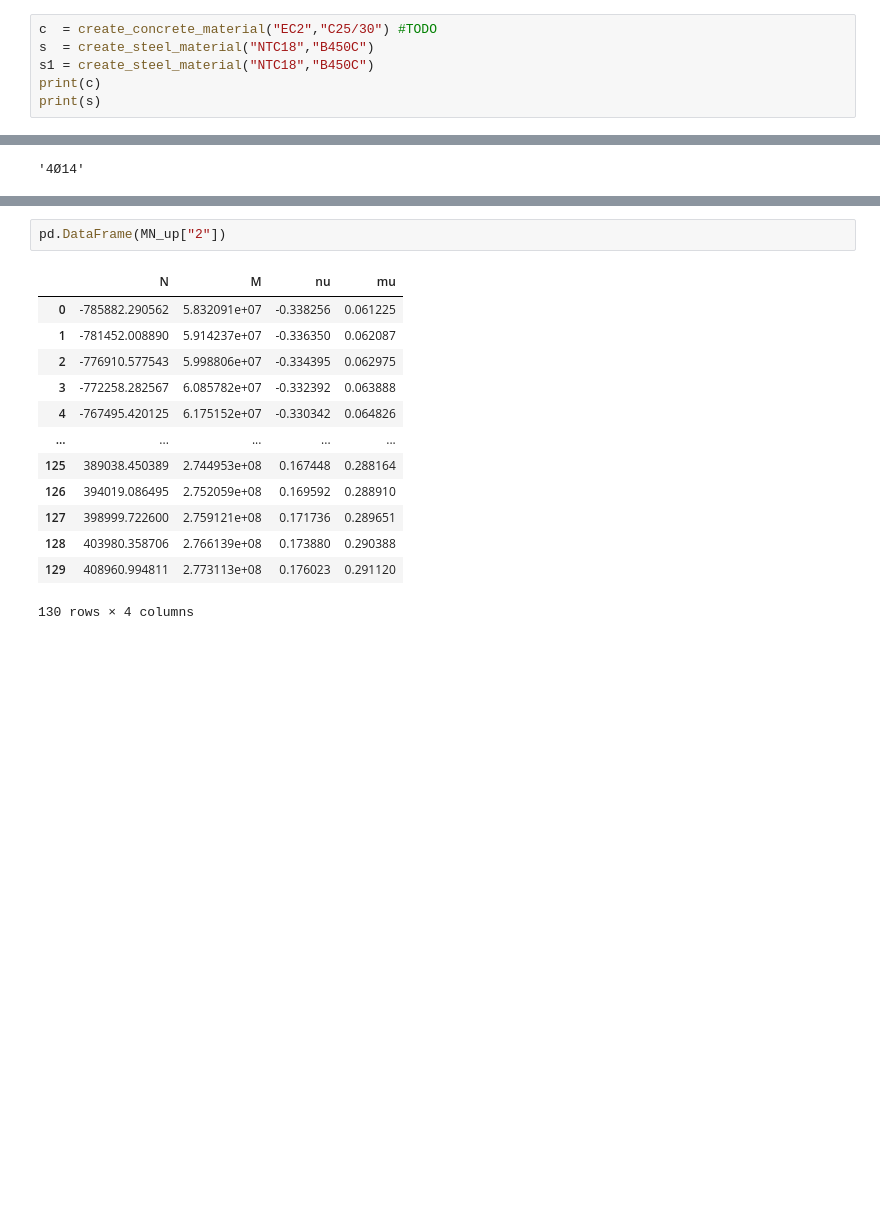
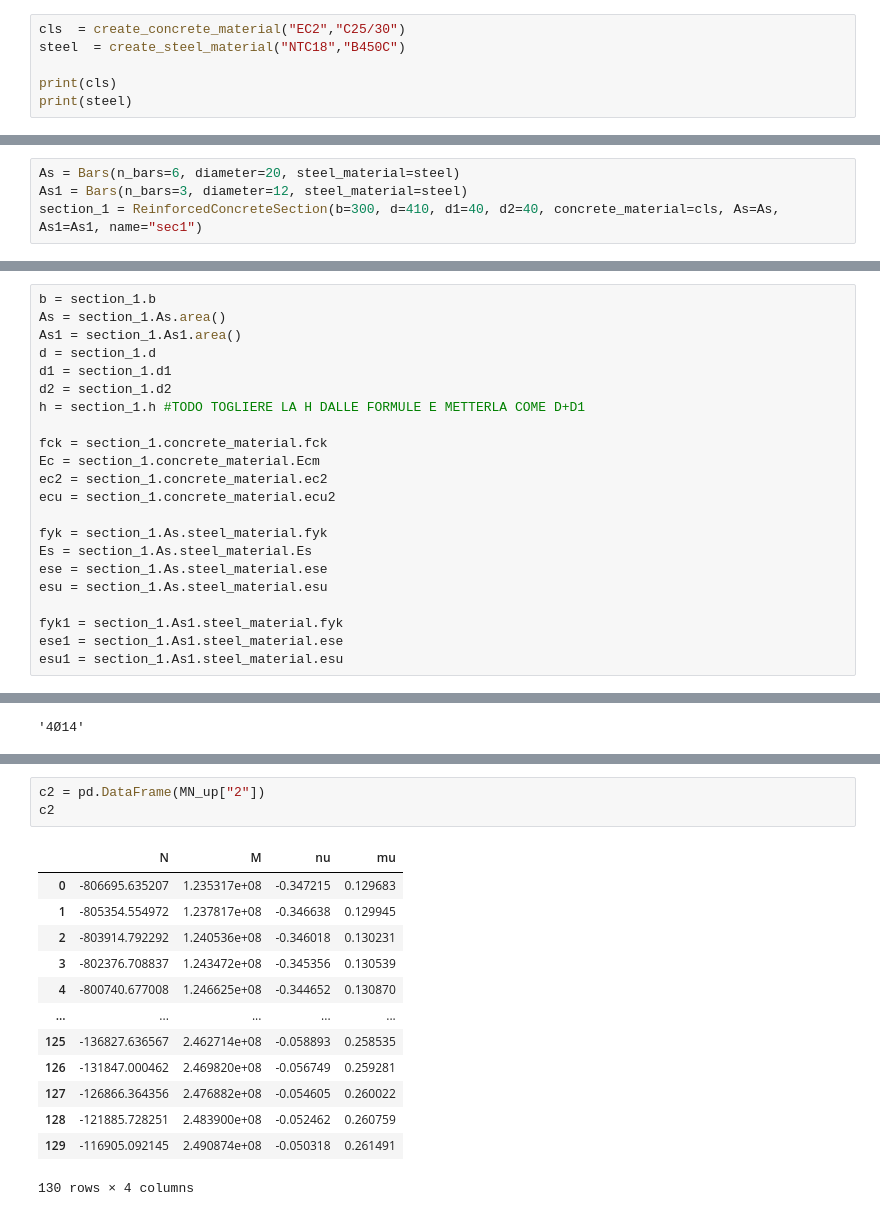
Before and after one commit to sononicola/Design-of-Concrete-Structures, a Jupyter notebook: M - N interaction diagram.ipynb, the cells around one changed output, grey strips where cells are left out. Saved outputs shown, nothing was run; the diff lists cells and outputs as text; blank space fills up the shorter version.

```diff
--- a/M - N interaction diagram.ipynb
+++ b/M - N interaction diagram.ipynb
@@ -14,8 +10,8 @@ SteelMaterial(fyk=450, Es=210000)
 # %%
-c  = create_concrete_material("EC2","C25/30") #TODO
-s  = create_steel_material("NTC18","B450C")
-s1 = create_steel_material("NTC18","B450C")
-print(c)
-print(s)
+cls  = create_concrete_material("EC2","C25/30")
+steel  = create_steel_material("NTC18","B450C")
+
+print(cls)
+print(steel)
 # %% [output]
 ConcreteMaterial(fck=25, rck=30, fcm=33, fcd=14.167, Ecm=31475.81, fctm=2.565, fctk=1.795, fctd=1.197, ec2=0.002, ecu2=0.0035, ec3=0.00175, ecu3=0.0035)
@@ -22,0 +19,4 @@ SteelMaterial(fyk=450, Es=210000)
+# %%
+As = Bars(n_bars=6, diameter=20, steel_material=steel)
+As1 = Bars(n_bars=3, diameter=12, steel_material=steel)
+section_1 = ReinforcedConcreteSection(b=300, d=410, d1=40, d2=40, concrete_material=cls, As=As, As1=As1, name="sec1")
@@ -23,2 +27,24 @@ SteelMaterial(fyk=450, Es=210000)
+# %%
+b = section_1.b
+As = section_1.As.area()
+As1 = section_1.As1.area()
+d = section_1.d
+d1 = section_1.d1
+d2 = section_1.d2
+h = section_1.h #TODO TOGLIERE LA H DALLE FORMULE E METTERLA COME D+D1
+
+fck = section_1.concrete_material.fck
+Ec = section_1.concrete_material.Ecm
+ec2 = section_1.concrete_material.ec2
+ecu = section_1.concrete_material.ecu2
+
+fyk = section_1.As.steel_material.fyk
+Es = section_1.As.steel_material.Es
+ese = section_1.As.steel_material.ese
+esu = section_1.As.steel_material.esu
+
+fyk1 = section_1.As1.steel_material.fyk
+ese1 = section_1.As1.steel_material.ese
+esu1 = section_1.As1.steel_material.esu
 # %%
 b = 400
@@ -481,17 +462,18 @@ pd.DataFrame(MN_up["1"])
 # %%
-pd.DataFrame(MN_up["2"])
+c2 = pd.DataFrame(MN_up["2"])
+c2
 # %% [output]
 |  | N | M | nu | mu |
-| 0 | -785882.290562 | 5.832091e+07 | -0.338256 | 0.061225 |
-| 1 | -781452.008890 | 5.914237e+07 | -0.336350 | 0.062087 |
-| 2 | -776910.577543 | 5.998806e+07 | -0.334395 | 0.062975 |
-| 3 | -772258.282567 | 6.085782e+07 | -0.332392 | 0.063888 |
-| 4 | -767495.420125 | 6.175152e+07 | -0.330342 | 0.064826 |
+| 0 | -806695.635207 | 1.235317e+08 | -0.347215 | 0.129683 |
+| 1 | -805354.554972 | 1.237817e+08 | -0.346638 | 0.129945 |
+| 2 | -803914.792292 | 1.240536e+08 | -0.346018 | 0.130231 |
+| 3 | -802376.708837 | 1.243472e+08 | -0.345356 | 0.130539 |
+| 4 | -800740.677008 | 1.246625e+08 | -0.344652 | 0.130870 |
 | ... | ... | ... | ... | ... |
-| 125 | 389038.450389 | 2.744953e+08 | 0.167448 | 0.288164 |
-| 126 | 394019.086495 | 2.752059e+08 | 0.169592 | 0.288910 |
-| 127 | 398999.722600 | 2.759121e+08 | 0.171736 | 0.289651 |
-| 128 | 403980.358706 | 2.766139e+08 | 0.173880 | 0.290388 |
-| 129 | 408960.994811 | 2.773113e+08 | 0.176023 | 0.291120 |
+| 125 | -136827.636567 | 2.462714e+08 | -0.058893 | 0.258535 |
+| 126 | -131847.000462 | 2.469820e+08 | -0.056749 | 0.259281 |
+| 127 | -126866.364356 | 2.476882e+08 | -0.054605 | 0.260022 |
+| 128 | -121885.728251 | 2.483900e+08 | -0.052462 | 0.260759 |
+| 129 | -116905.092145 | 2.490874e+08 | -0.050318 | 0.261491 |
 130 rows × 4 columns
 # %%
```
Also changed, not shown: parts of 18 cells of this notebook, 1 other file.
